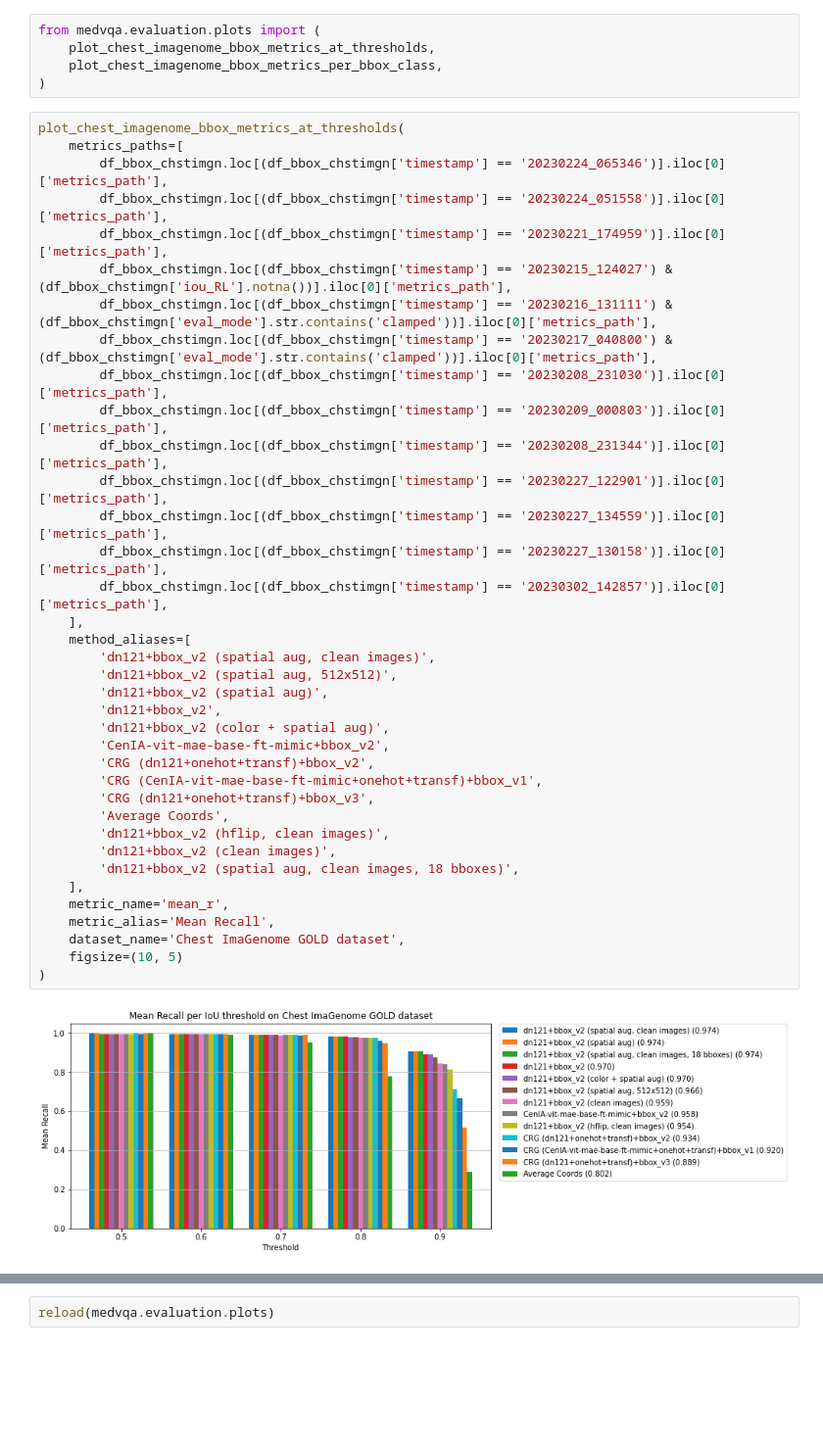
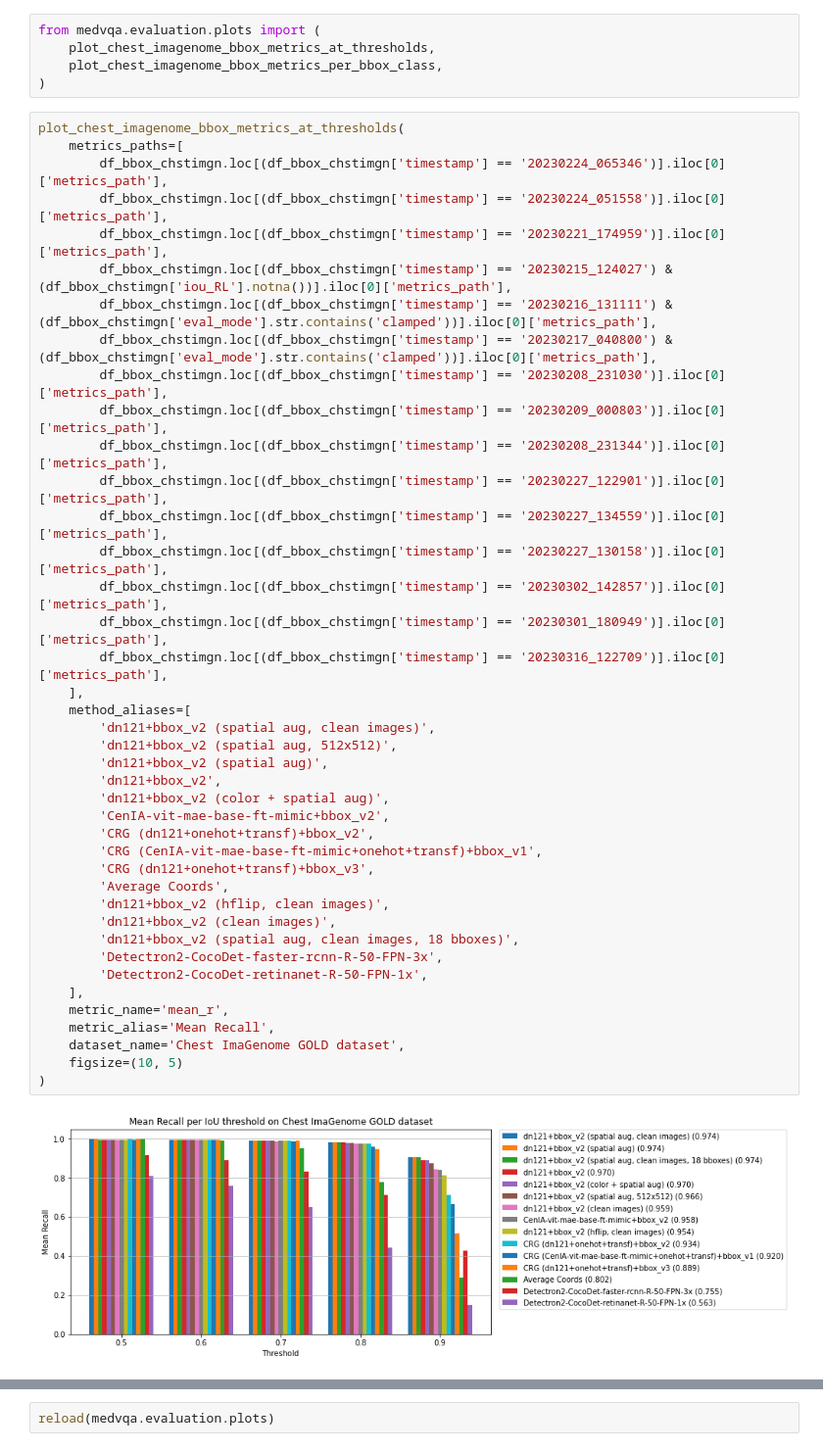
Before and after one commit to PabloMessina/MedVQA, a Jupyter notebook: medvqa/notebooks/Results Summary.ipynb, the cells around one changed output, grey strips where cells are left out. Shown at 98% size. Drawn from its saved outputs; the diff is of its cells as text; blank space fills up the shorter version.

Commit message:
train and test Detectron2's RetinaNet

```diff
--- a/medvqa/notebooks/Results Summary.ipynb
+++ b/medvqa/notebooks/Results Summary.ipynb
@@ -873,34 +877,38 @@ plot_chest_imagenome_bbox_metrics_at_thresholds(
         df_bbox_chstimgn.loc[(df_bbox_chstimgn['timestamp'] == '20230217_040800') & (df_bbox_chstimgn['eval_mode'].str.contains('clamped'))].iloc[0]['metrics_path'],
         df_bbox_chstimgn.loc[(df_bbox_chstimgn['timestamp'] == '20230208_231030')].iloc[0]['metrics_path'],
         df_bbox_chstimgn.loc[(df_bbox_chstimgn['timestamp'] == '20230209_000803')].iloc[0]['metrics_path'],
         df_bbox_chstimgn.loc[(df_bbox_chstimgn['timestamp'] == '20230208_231344')].iloc[0]['metrics_path'],
         df_bbox_chstimgn.loc[(df_bbox_chstimgn['timestamp'] == '20230227_122901')].iloc[0]['metrics_path'],
         df_bbox_chstimgn.loc[(df_bbox_chstimgn['timestamp'] == '20230227_134559')].iloc[0]['metrics_path'],
         df_bbox_chstimgn.loc[(df_bbox_chstimgn['timestamp'] == '20230227_130158')].iloc[0]['metrics_path'],
         df_bbox_chstimgn.loc[(df_bbox_chstimgn['timestamp'] == '20230302_142857')].iloc[0]['metrics_path'],
+        df_bbox_chstimgn.loc[(df_bbox_chstimgn['timestamp'] == '20230301_180949')].iloc[0]['metrics_path'],
+        df_bbox_chstimgn.loc[(df_bbox_chstimgn['timestamp'] == '20230316_122709')].iloc[0]['metrics_path'],
     ],
     method_aliases=[
         'dn121+bbox_v2 (spatial aug, clean images)',
         'dn121+bbox_v2 (spatial aug, 512x512)',
         'dn121+bbox_v2 (spatial aug)',
         'dn121+bbox_v2',
         'dn121+bbox_v2 (color + spatial aug)',
         'CenIA-vit-mae-base-ft-mimic+bbox_v2',
         'CRG (dn121+onehot+transf)+bbox_v2',
         'CRG (CenIA-vit-mae-base-ft-mimic+onehot+transf)+bbox_v1',
         'CRG (dn121+onehot+transf)+bbox_v3',
         'Average Coords',
         'dn121+bbox_v2 (hflip, clean images)',
         'dn121+bbox_v2 (clean images)',
         'dn121+bbox_v2 (spatial aug, clean images, 18 bboxes)',
+        'Detectron2-CocoDet-faster-rcnn-R-50-FPN-3x',
+        'Detectron2-CocoDet-retinanet-R-50-FPN-1x',
     ],
     metric_name='mean_r',
     metric_alias='Mean Recall',
     dataset_name='Chest ImaGenome GOLD dataset',
     figsize=(10, 5)
 )
 # %% [output]
-[figure, old version]
+[figure, new version]
 # %%
 plot_chest_imagenome_bbox_metrics_at_thresholds(
     metrics_paths=[
```
Also changed, not shown: parts of 12 cells of this notebook, 7 other files.
